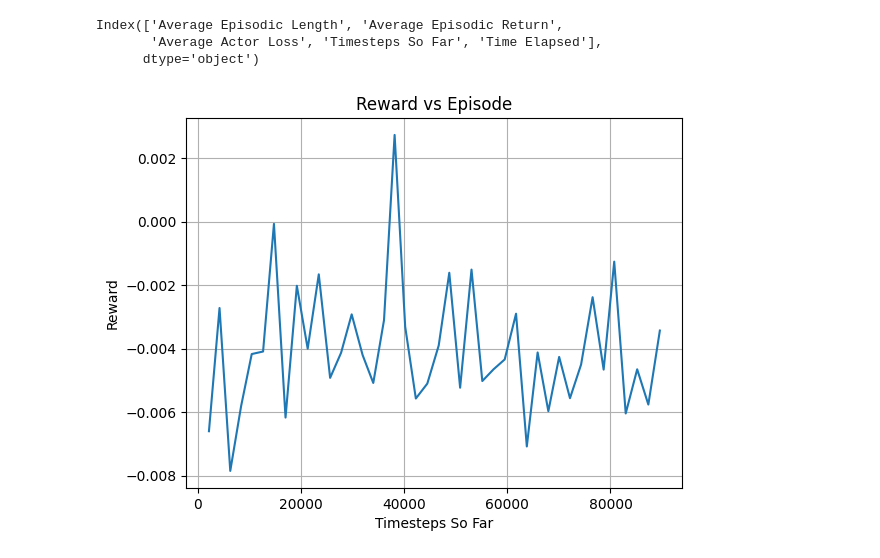
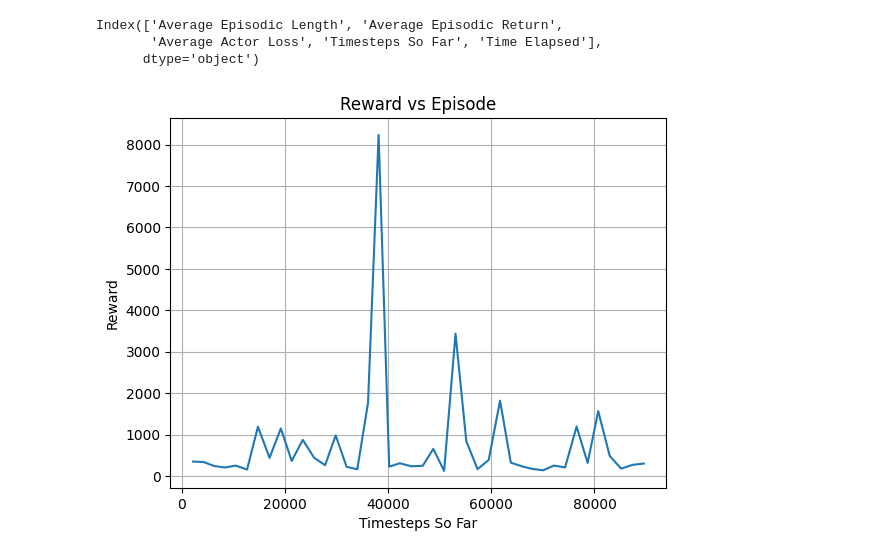
Before and after one commit to White-On/CrowdNav_Prediction_AttnGraph, a Jupyter notebook: data_analytics_plot.ipynb, the cells around one changed output. Saved outputs shown, nothing was run; the diff lists cells and outputs as text; code cells hidden in the pictures.

```diff
--- a/data_analytics_plot.ipynb
+++ b/data_analytics_plot.ipynb
@@ -24,10 +24,10 @@ Index(['Average Episodic Length', 'Average Episodic Return',
       dtype='object')
 # %%
 fig, ax = plt.subplots()
-ax.plot(df['Timesteps So Far'], df['Average Actor Loss'])
+ax.plot(df['Timesteps So Far'], df['Average Episodic Return'])
 ax.set(xlabel='Timesteps So Far', ylabel='Reward',
        title='Reward vs Episode')
 ax.grid()
 plt.show()
 # %% [output]
-[figure, old version]
+[figure, new version]
```
Also changed, not shown: 4 other files.
